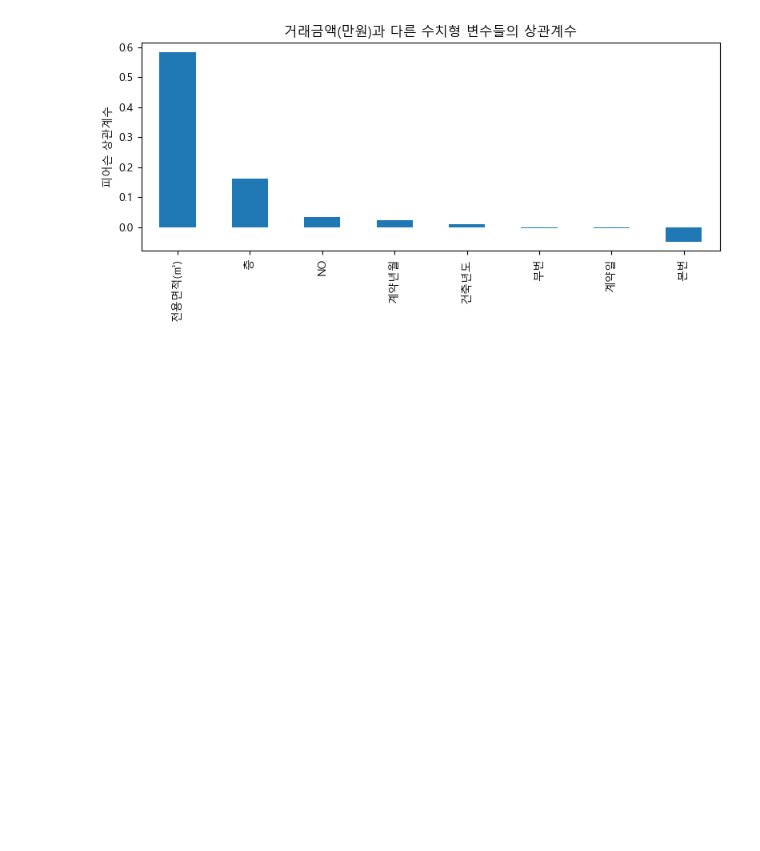
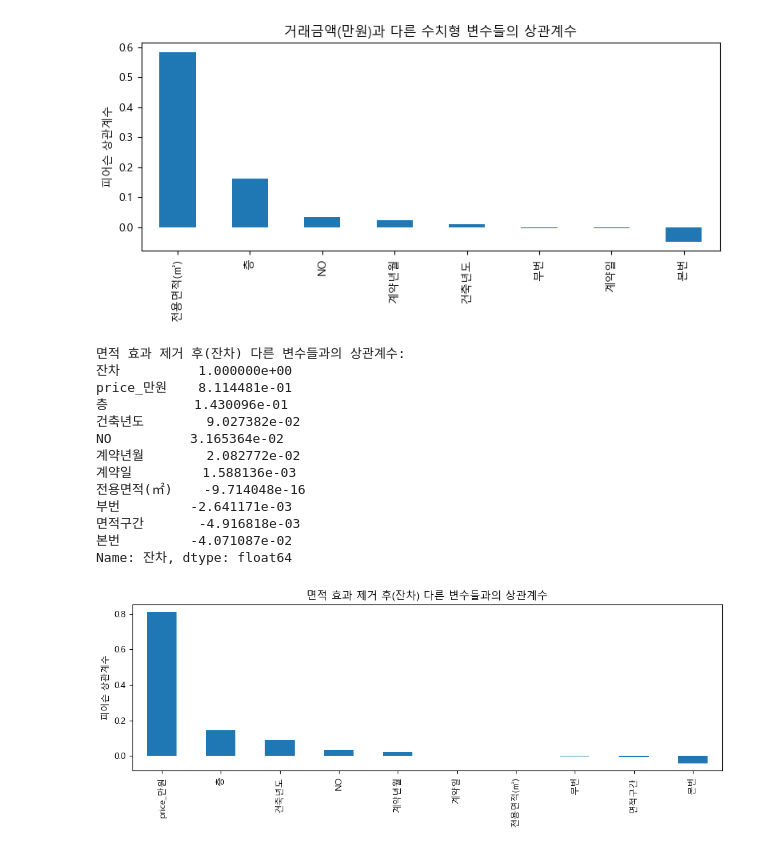
Before and after one commit to SeoulHRD/Seoul-GenAI, a Jupyter notebook: 20250917/김혜원.ipynb, the cells around one changed output. Drawn from its saved outputs; the diff is of its cells as text; code cells hidden in the pictures; blank space fills up the shorter version.

```diff
--- a/20250917/김혜원.ipynb
+++ b/20250917/김혜원.ipynb
@@ -281,3 +281,49 @@ NO          0.035065
 본번         -0.047397
 Name: price_만원, dtype: float64
 [figure]
+# %%
+from sklearn.linear_model import LinearRegression
+import numpy as np
+import pandas as pd
+import matplotlib.pyplot as plt
+
+# 1) 면적과 가격이 모두 있는 행만 사용
+mask = dfc[['전용면적(㎡)', 'price_만원']].notnull().all(axis=1)
+X_area = dfc.loc[mask, ['전용면적(㎡)']]
+y_price = dfc.loc[mask, 'price_만원']
+
+# 2) 전용면적으로 가격 예측
+lr = LinearRegression()
+lr.fit(X_area, y_price)
+
+# 3) 잔차(실제가격 - 예측가격) 계산
+dfc.loc[mask, '잔차'] = y_price - lr.predict(X_area)
+
+# 4) 잔차와 다른 수치형 변수들의 상관계수 계산
+num_df = dfc.select_dtypes(include=[np.number])
+corr_with_resid = num_df.corr(method='pearson')['잔차'].sort_values(ascending=False)
+
+print("면적 효과 제거 후(잔차) 다른 변수들과의 상관계수:")
+print(corr_with_resid)
+
+# 5) 시각화(막대그래프)
+corr_with_resid.drop('잔차').plot(kind='bar', figsize=(10,4))
+plt.title('면적 효과 제거 후(잔차) 다른 변수들과의 상관계수')
+plt.ylabel('피어슨 상관계수')
+plt.tight_layout()
+plt.show()
+# %% [output]
+면적 효과 제거 후(잔차) 다른 변수들과의 상관계수:
+잔차          1.000000e+00
+price_만원    8.114481e-01
+층           1.430096e-01
+건축년도        9.027382e-02
+NO          3.165364e-02
+계약년월        2.082772e-02
+계약일         1.588136e-03
+전용면적(㎡)    -9.714048e-16
+부번         -2.641171e-03
+면적구간       -4.916818e-03
+본번         -4.071087e-02
+Name: 잔차, dtype: float64
+[figure, added]
```
Also changed, not shown: parts of 1 cell of this notebook, 20 other files.
